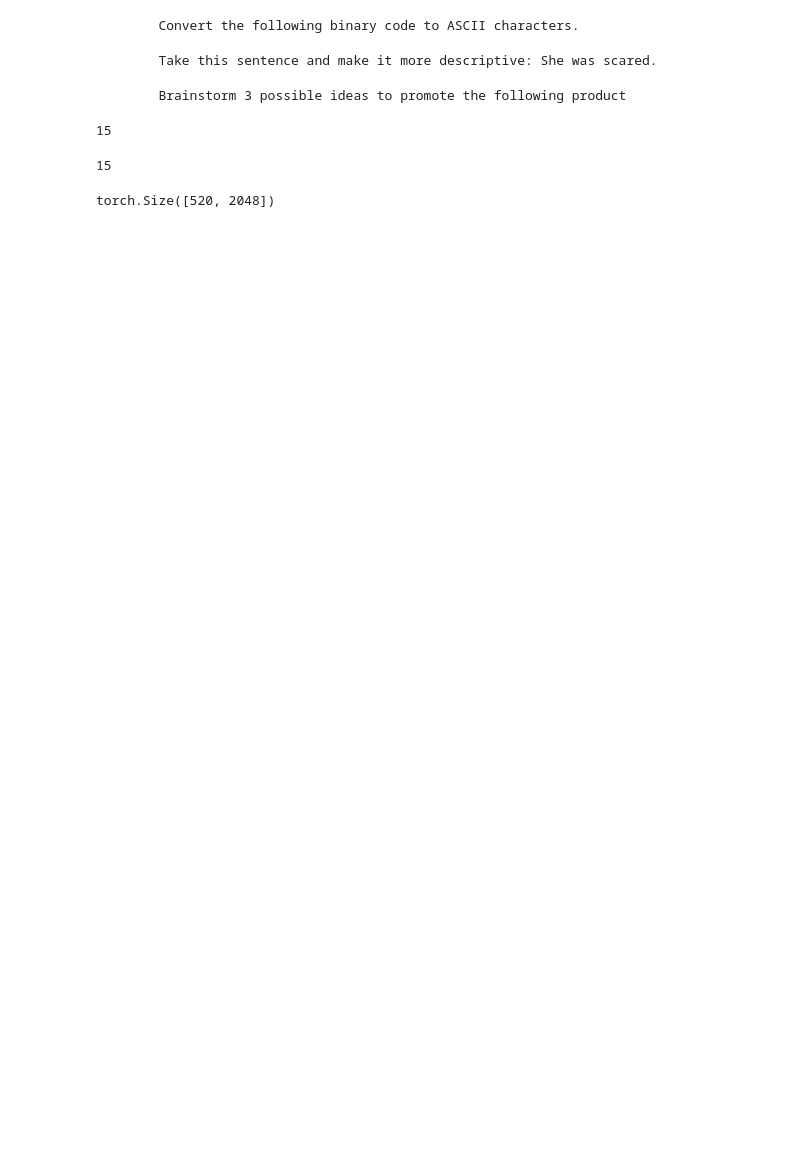
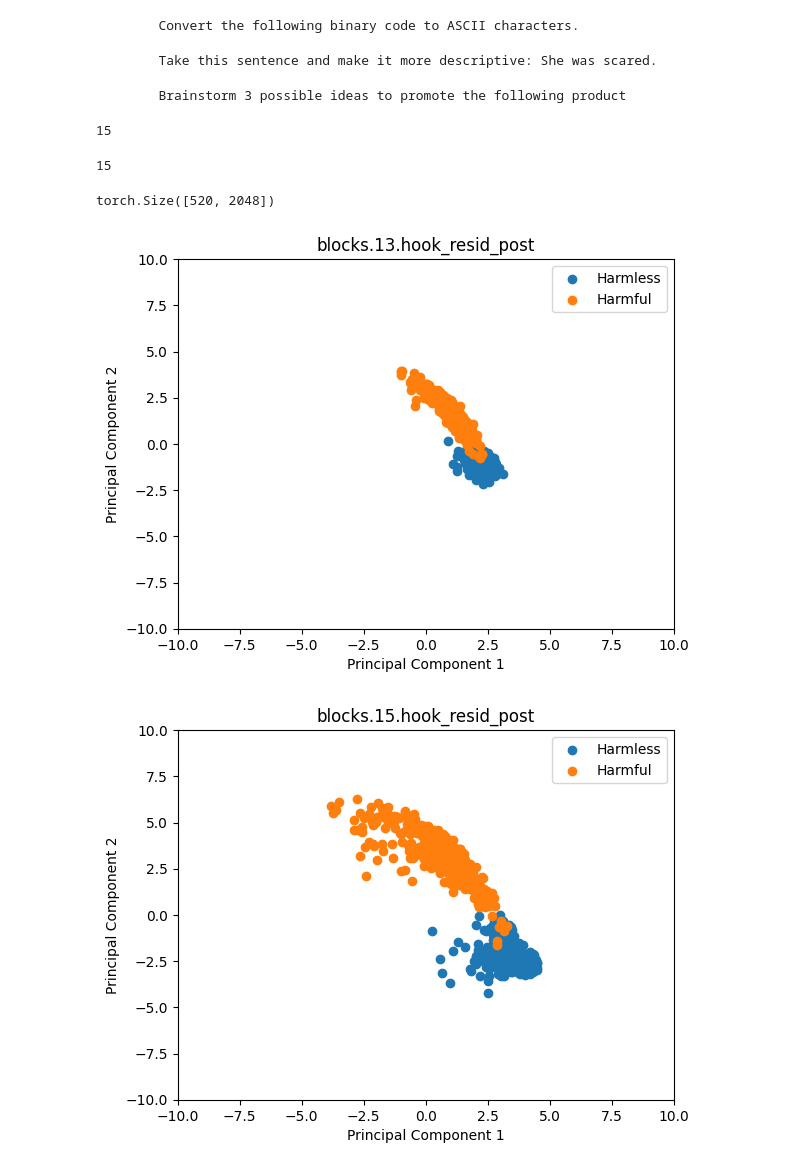
Before and after one commit to PodYapolskiy/cav4apd, a Jupyter notebook: notebooks/gemma.ipynb, the cells around one changed output. Cells and saved outputs as stored; diff of their text form; code cells hidden in the pictures; blank space fills up the shorter version.

```diff
--- a/notebooks/gemma.ipynb
+++ b/notebooks/gemma.ipynb
@@ -288,0 +290,29 @@ torch.Size([520, 2048])
+# %%
+blocks = list(harmful_activations.keys())
+for block in blocks:
+    activations = torch.cat(
+        (harmful_activations[block], harmless_activations[block]), dim=0
+    )
+    labels = ["Harmful"] * harmful_activations[block].size(0) + [
+        "Harmless"
+    ] * harmless_activations[block].size(0)
+
+    pca = PCA(n_components=2)
+    pca_result = pca.fit_transform(activations.cpu().numpy())
+
+    for label in set(labels):
+        indices = [i for i, l in enumerate(labels) if l == label]
+        plt.scatter(pca_result[indices, 0], pca_result[indices, 1], label=label)
+
+        plt.title(block)
+        plt.xlabel("Principal Component 1")
+        plt.ylabel("Principal Component 2")
+        plt.xlim(-10, 10)
+        plt.ylim(-10, 10)
+        plt.legend()
+
+    plt.savefig(f'../imgs/gemma/harmfulness/{block.split('.')[1]}.png')
+    plt.show()
+# %% [output]
+[figure, added]
+[figure, added]
```
Also changed, not shown: parts of 6 cells of this notebook, 9 other files.
